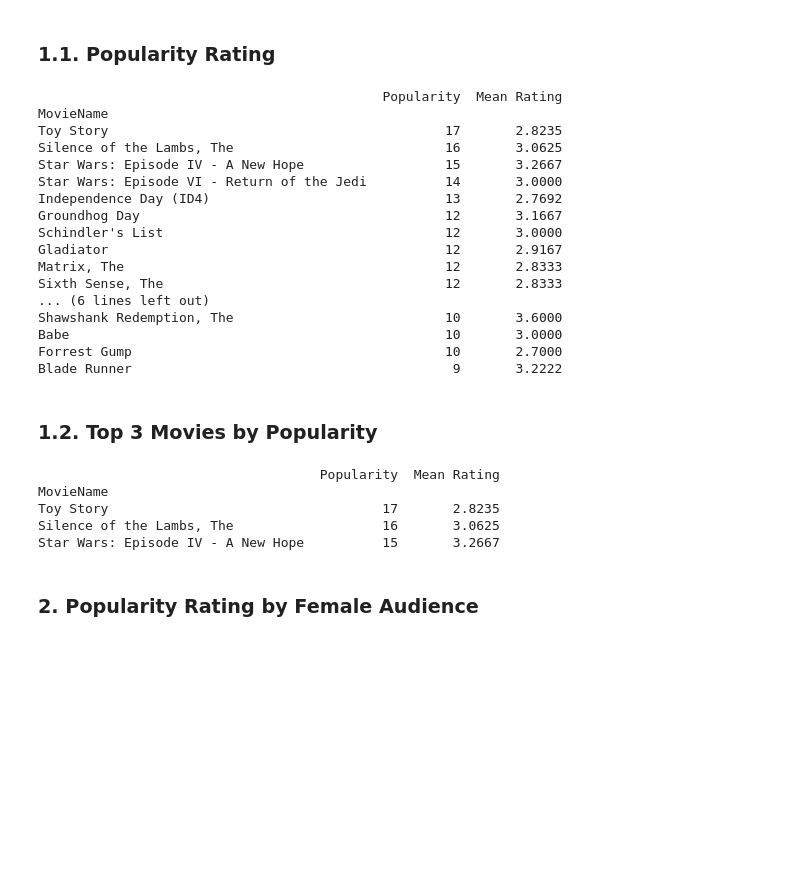
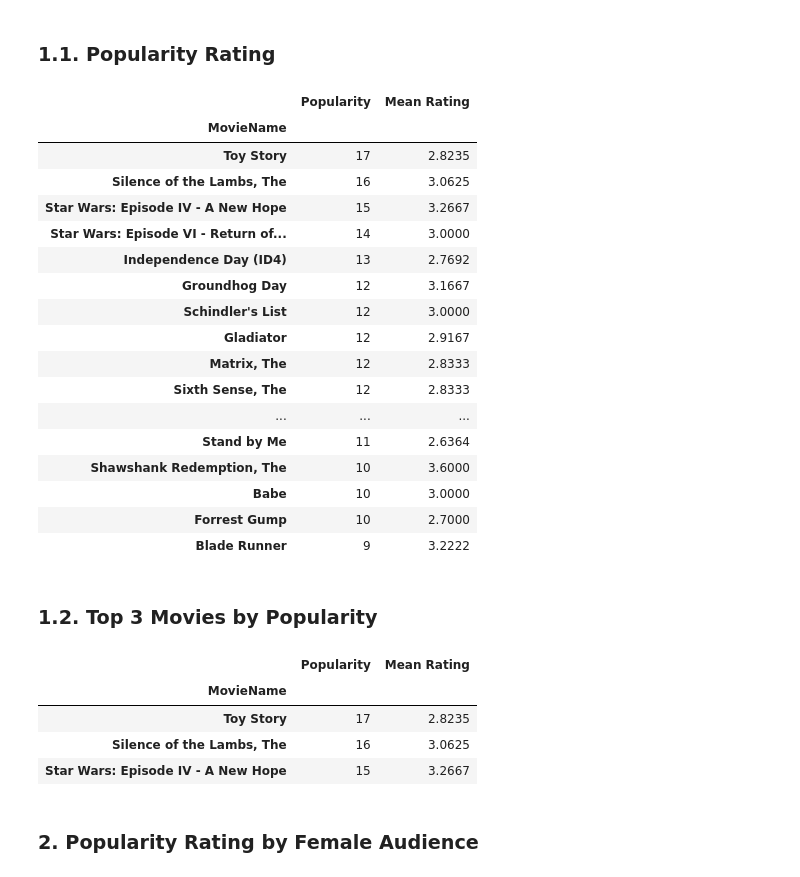
Before and after one commit to alv2017/DataAnalysis---MovieRatings, a Jupyter notebook: notebooks/MovieRatings_PopularityRating.ipynb, the cells around one changed output. Cells and saved outputs as stored; diff of their text form; code cells hidden in the pictures; blank space fills up the shorter version.

Commit message:
Popularity Rating notebook: output formatting of resulting dataframes has been changed.

```diff
--- a/notebooks/MovieRatings_PopularityRating.ipynb
+++ b/notebooks/MovieRatings_PopularityRating.ipynb
@@ -64,41 +63,42 @@ Summary DataFrame:
 # %%
 # Popularity Rating
 popularity_summary = summary[['MovieName', 'Rating']].groupby('MovieName').agg(
     popularity = ('Rating', lambda x: x.count()),
     mean_rating = ('Rating', lambda x: x.mean())
 )
 popularity_summary.columns = ['Popularity', 'Mean Rating']
 popularity_rating = popularity_summary.sort_values(['Popularity', 'Mean Rating'], ascending=False)
-print(popularity_rating)
+popularity_rating
 # %% [output]
-                                            Popularity  Mean Rating
-MovieName
-Toy Story                                           17       2.8235
-Silence of the Lambs, The                           16       3.0625
-Star Wars: Episode IV - A New Hope                  15       3.2667
-Star Wars: Episode VI - Return of the Jedi          14       3.0000
-Independence Day (ID4)                              13       2.7692
-Groundhog Day                                       12       3.1667
-Schindler's List                                    12       3.0000
-Gladiator                                           12       2.9167
-Matrix, The                                         12       2.8333
-Sixth Sense, The                                    12       2.8333
-... (6 lines left out)
-Shawshank Redemption, The                           10       3.6000
-Babe                                                10       3.0000
-Forrest Gump                                        10       2.7000
-Blade Runner                                         9       3.2222
+|  | Popularity | Mean Rating |
+| MovieName |  |  |
+| Toy Story | 17 | 2.8235 |
+| Silence of the Lambs, The | 16 | 3.0625 |
+| Star Wars: Episode IV - A New Hope | 15 | 3.2667 |
+| Star Wars: Episode VI - Return of... | 14 | 3.0000 |
+| Independence Day (ID4) | 13 | 2.7692 |
+| Groundhog Day | 12 | 3.1667 |
+| Schindler's List | 12 | 3.0000 |
+| Gladiator | 12 | 2.9167 |
+| Matrix, The | 12 | 2.8333 |
+| Sixth Sense, The | 12 | 2.8333 |
+| ... | ... | ... |
+| Stand by Me | 11 | 2.6364 |
+| Shawshank Redemption, The | 10 | 3.6000 |
+| Babe | 10 | 3.0000 |
+| Forrest Gump | 10 | 2.7000 |
+| Blade Runner | 9 | 3.2222 |
 # %% [markdown]
 ### 1.2. Top 3 Movies by Popularity
 # %%
 # Top 3 Movies
-print(popularity_rating.head(n=3))
+popularity_rating.head(n=3)
 # %% [output]
-                                    Popularity  Mean Rating
-MovieName
-Toy Story                                   17       2.8235
-Silence of the Lambs, The                   16       3.0625
-Star Wars: Episode IV - A New Hope          15       3.2667
+|  | Popularity | Mean Rating |
+| MovieName |  |  |
+| Toy Story | 17 | 2.8235 |
+| Silence of the Lambs, The | 16 | 3.0625 |
+| Star Wars: Episode IV - A New Hope | 15 | 3.2667 |
 # %% [markdown]
 ### 2. Popularity Rating by Female Audience
 # %% [markdown]
```
Also changed, not shown: parts of 5 cells of this notebook.
